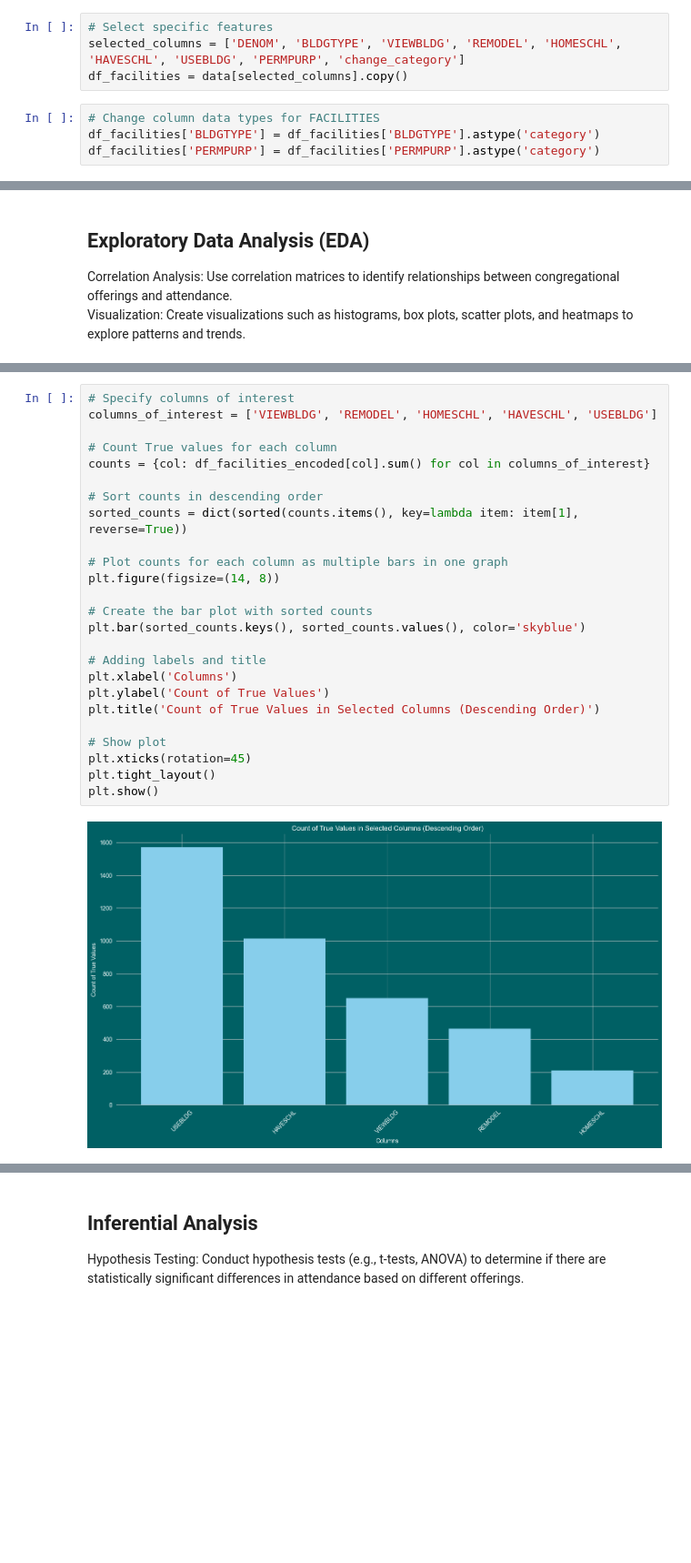
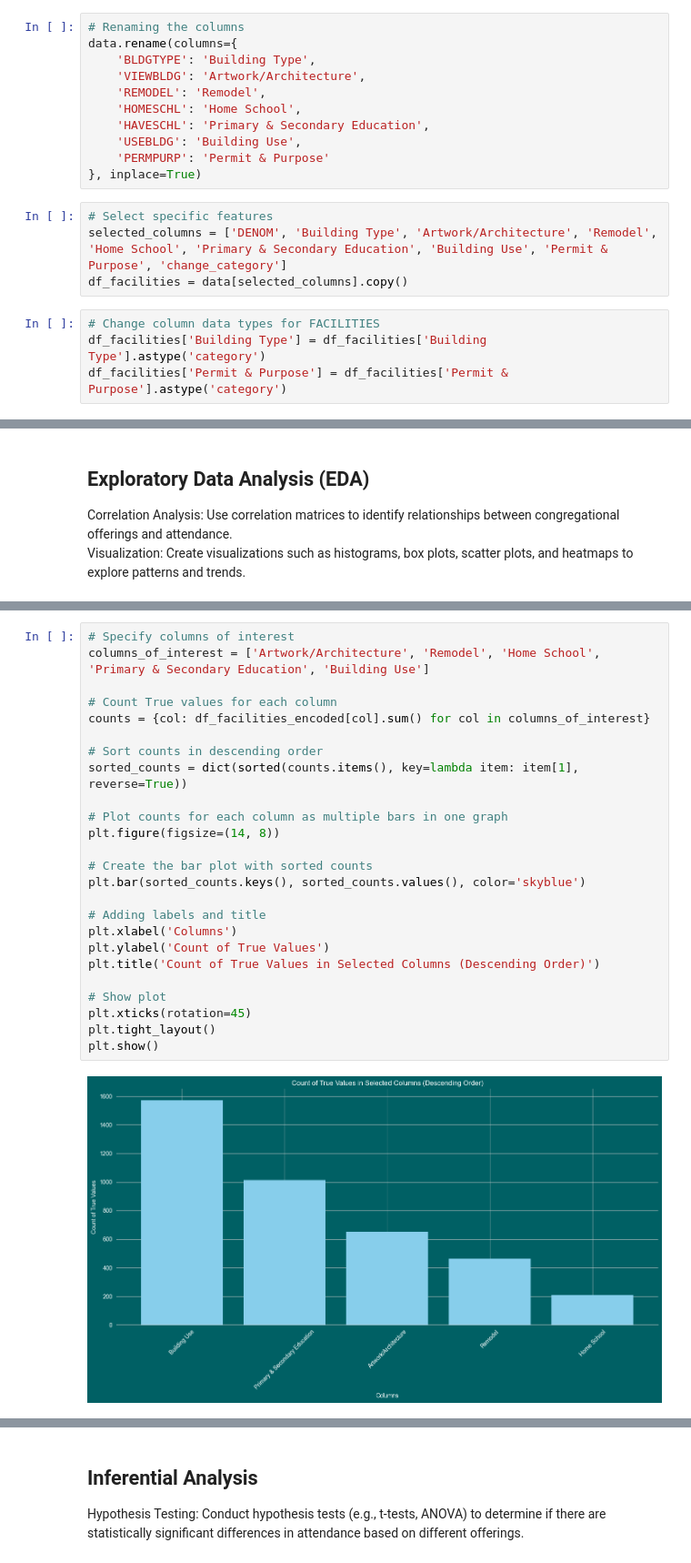
Before and after one commit to NRSchaaf/unlocking-church-growth, a Jupyter notebook: notebook/facilities_analysis.ipynb, the cells around one changed output, grey strips where cells are left out. Shown at 91% size. Drawn from its saved outputs; the diff is of its cells as text; blank space fills up the shorter version.

Commit message:
updated column names

```diff
--- a/notebook/facilities_analysis.ipynb
+++ b/notebook/facilities_analysis.ipynb
@@ -102,14 +102,25 @@ data['DENOM'] = data['DENOM'].astype('category')
 data['change_category'] = data['change_category'].astype('category')
 # %% [markdown]
 ### Data Cleaning
+# %%
+# Renaming the columns
+data.rename(columns={
+    'BLDGTYPE': 'Building Type',
+    'VIEWBLDG': 'Artwork/Architecture',
+    'REMODEL': 'Remodel',
+    'HOMESCHL': 'Home School',
+    'HAVESCHL': 'Primary & Secondary Education',
+    'USEBLDG': 'Building Use',
+    'PERMPURP': 'Permit & Purpose'
+}, inplace=True)
 # %%
 # Select specific features
-selected_columns = ['DENOM', 'BLDGTYPE', 'VIEWBLDG', 'REMODEL', 'HOMESCHL', 'HAVESCHL', 'USEBLDG', 'PERMPURP', 'change_category']
+selected_columns = ['DENOM', 'Building Type', 'Artwork/Architecture', 'Remodel', 'Home School', 'Primary & Secondary Education', 'Building Use', 'Permit & Purpose', 'change_category']
 df_facilities = data[selected_columns].copy()
 # %%
 # Change column data types for FACILITIES
-df_facilities['BLDGTYPE'] = df_facilities['BLDGTYPE'].astype('category')
-df_facilities['PERMPURP'] = df_facilities['PERMPURP'].astype('category')
+df_facilities['Building Type'] = df_facilities['Building Type'].astype('category')
+df_facilities['Permit & Purpose'] = df_facilities['Permit & Purpose'].astype('category')
 # %%
 # Drop DENOM
 df_facilities.drop(['DENOM'], axis=1, inplace=True)
@@ -187,29 +211,29 @@ plt.show()
 # %%
 # Specify columns of interest
-columns_of_interest = ['VIEWBLDG', 'REMODEL', 'HOMESCHL', 'HAVESCHL', 'USEBLDG']
+columns_of_interest = ['Artwork/Architecture', 'Remodel', 'Home School', 'Primary & Secondary Education', 'Building Use']
 
 # Count True values for each column
 counts = {col: df_facilities_encoded[col].sum() for col in columns_of_interest}
 
 # Sort counts in descending order
 sorted_counts = dict(sorted(counts.items(), key=lambda item: item[1], reverse=True))
 
 # Plot counts for each column as multiple bars in one graph
 plt.figure(figsize=(14, 8))
 
 # Create the bar plot with sorted counts
 plt.bar(sorted_counts.keys(), sorted_counts.values(), color='skyblue')
 
 # Adding labels and title
 plt.xlabel('Columns')
 plt.ylabel('Count of True Values')
 plt.title('Count of True Values in Selected Columns (Descending Order)')
 
 # Show plot
 plt.xticks(rotation=45)
 plt.tight_layout()
 plt.show()
 # %% [output]
-[figure, old version]
+[figure, new version]
 # %%
 # Specify columns of interest
```
Also changed, not shown: parts of 12 cells of this notebook.
